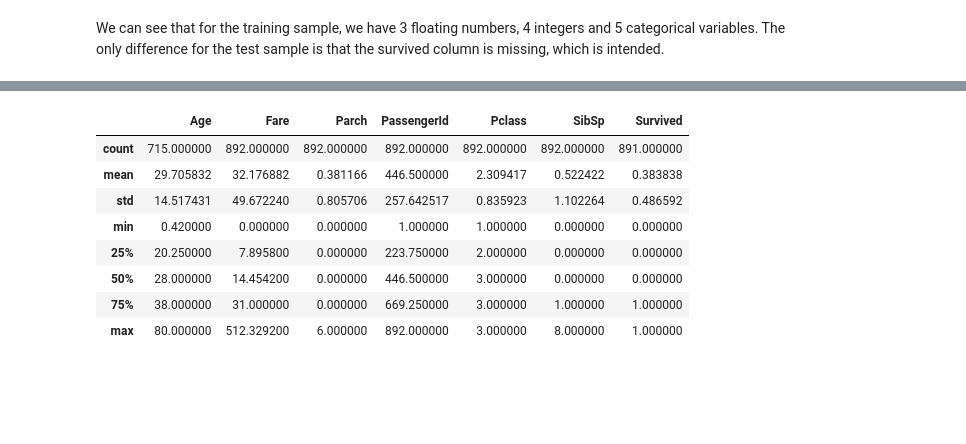
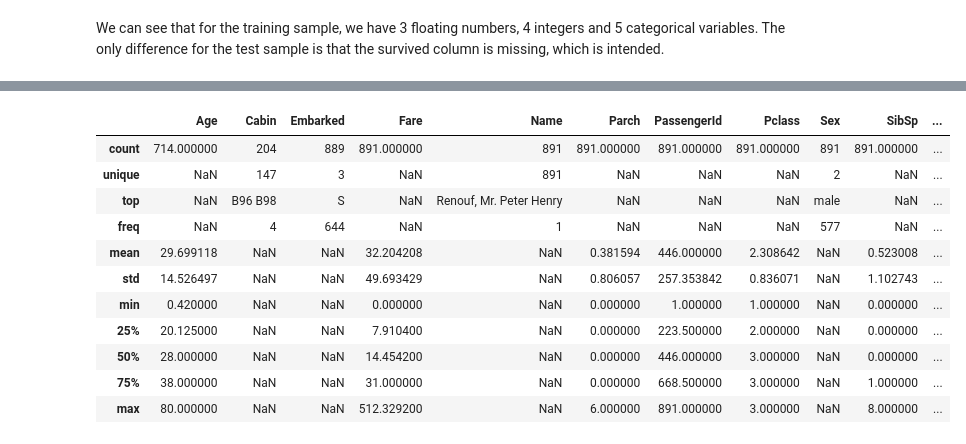
Before and after one commit to agodwinp/Titanic, a Jupyter notebook: Titanic - Machine Learning from Disaster.ipynb, the cells around one changed output, grey strips where cells are left out. Saved outputs shown, nothing was run; the diff lists cells and outputs as text; code cells hidden in the pictures; blank space fills up the shorter version.

```diff
--- a/Titanic - Machine Learning from Disaster.ipynb
+++ b/Titanic - Machine Learning from Disaster.ipynb
@@ -39,11 +40,11 @@ The Python Pandas packages helps us work with our datasets. We start by acquirin
 raw_train = pd.read_csv('C:/Users/I308570/Kaggle/Titanic - Machine Learning from Disaster/Data/train.csv')
 raw_test = pd.read_csv('C:/Users/I308570/Kaggle/Titanic - Machine Learning from Disaster/Data/test.csv')
 
-full = train.append(test, ignore_index=True)
-del raw_train, raw_test
+full = raw_train.append(raw_test, ignore_index=True)
 
-train = full[:892]
+train = full[:891]
+test = full[891:]
 
-print('Datasets \nfull: ', full.shape, '\ntrain: ', train.shape)
+print('Datasets \nfull: ', full.shape, '\ntest: ', test.shape, '\ntrain: ', train.shape)
 # %% [output]
 Datasets
@@ -155,12 +172,15 @@ We can see that for the training sample, we have 3 floating numbers, 4 integers
 # %%
-train.describe()
+train.describe(include='all')
 # %% [output]
-|  | Age | Fare | Parch | PassengerId | Pclass | SibSp | Survived |
-| count | 715.000000 | 892.000000 | 892.000000 | 892.000000 | 892.000000 | 892.000000 | 891.000000 |
-| mean | 29.705832 | 32.176882 | 0.381166 | 446.500000 | 2.309417 | 0.522422 | 0.383838 |
-| std | 14.517431 | 49.672240 | 0.805706 | 257.642517 | 0.835923 | 1.102264 | 0.486592 |
-| min | 0.420000 | 0.000000 | 0.000000 | 1.000000 | 1.000000 | 0.000000 | 0.000000 |
-| 25% | 20.250000 | 7.895800 | 0.000000 | 223.750000 | 2.000000 | 0.000000 | 0.000000 |
-| 50% | 28.000000 | 14.454200 | 0.000000 | 446.500000 | 3.000000 | 0.000000 | 0.000000 |
-| 75% | 38.000000 | 31.000000 | 0.000000 | 669.250000 | 3.000000 | 1.000000 | 1.000000 |
-| max | 80.000000 | 512.329200 | 6.000000 | 892.000000 | 3.000000 | 8.000000 | 1.000000 |
+|  | Age | Cabin | Embarked | Fare | Name | Parch | PassengerId | Pclass | Sex | SibSp | ... |
+| count | 714.000000 | 204 | 889 | 891.000000 | 891 | 891.000000 | 891.000000 | 891.000000 | 891 | 891.000000 | ... |
+| unique | NaN | 147 | 3 | NaN | 891 | NaN | NaN | NaN | 2 | NaN | ... |
+| top | NaN | B96 B98 | S | NaN | Renouf, Mr. Peter Henry | NaN | NaN | NaN | male | NaN | ... |
+| freq | NaN | 4 | 644 | NaN | 1 | NaN | NaN | NaN | 577 | NaN | ... |
+| mean | 29.699118 | NaN | NaN | 32.204208 | NaN | 0.381594 | 446.000000 | 2.308642 | NaN | 0.523008 | ... |
+| std | 14.526497 | NaN | NaN | 49.693429 | NaN | 0.806057 | 257.353842 | 0.836071 | NaN | 1.102743 | ... |
+| min | 0.420000 | NaN | NaN | 0.000000 | NaN | 0.000000 | 1.000000 | 1.000000 | NaN | 0.000000 | ... |
+| 25% | 20.125000 | NaN | NaN | 7.910400 | NaN | 0.000000 | 223.500000 | 2.000000 | NaN | 0.000000 | ... |
+| 50% | 28.000000 | NaN | NaN | 14.454200 | NaN | 0.000000 | 446.000000 | 3.000000 | NaN | 0.000000 | ... |
+| 75% | 38.000000 | NaN | NaN | 31.000000 | NaN | 0.000000 | 668.500000 | 3.000000 | NaN | 1.000000 | ... |
+| max | 80.000000 | NaN | NaN | 512.329200 | NaN | 6.000000 | 891.000000 | 3.000000 | NaN | 8.000000 | ... |
```
Also changed, not shown: parts of 10 cells of this notebook.
